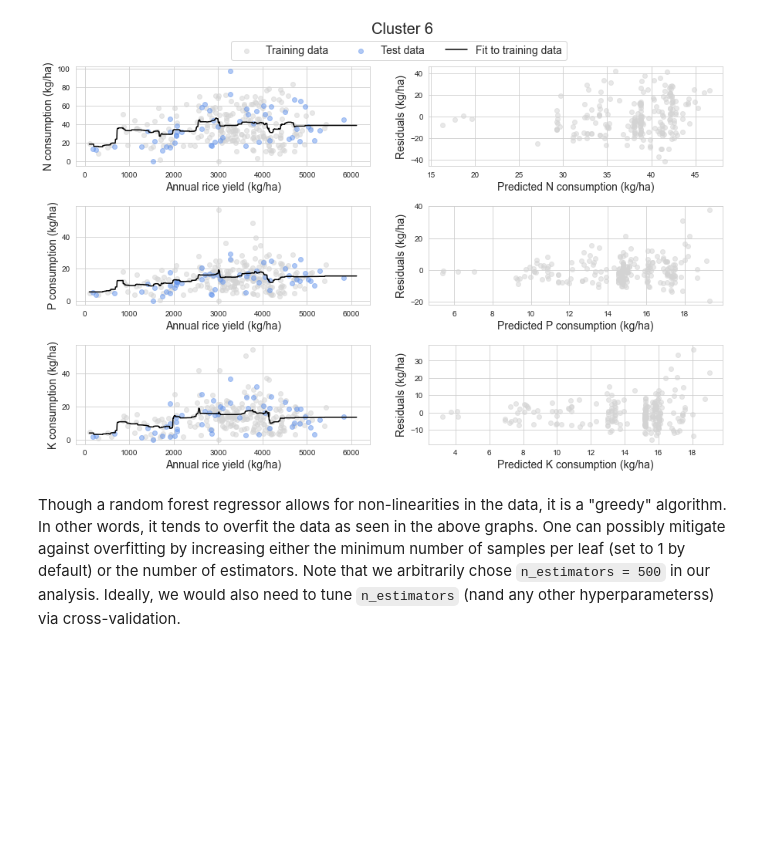
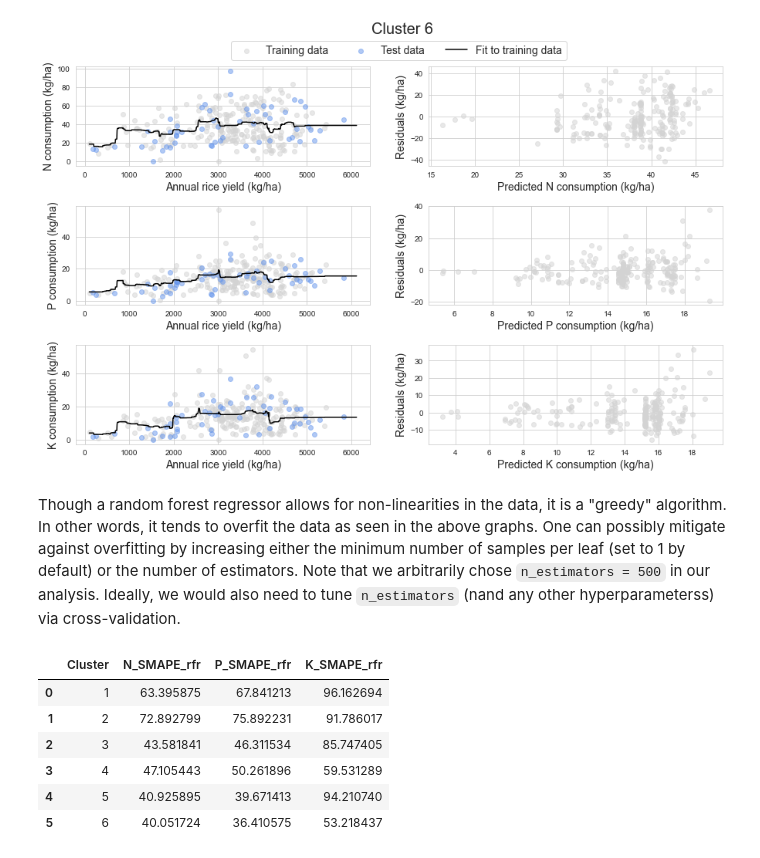
Before and after one commit to akshaysuresh1/may22-barrel, a Jupyter notebook: Modeling/npk_rfr.ipynb, the cells around one changed output. Saved outputs shown, nothing was run; the diff lists cells and outputs as text; code cells hidden in the pictures; blank space fills up the shorter version.

```diff
--- a/Modeling/npk_rfr.ipynb
+++ b/Modeling/npk_rfr.ipynb
@@ -107,9 +113,19 @@ Clearly, `max_depth = 3` returns the lowest average cross-validation RMSE on the
+# %%
+# Define SMAPE function.
+
+def smape(true_vals, pred_vals):
+    return 100.0*np.mean(2* np.abs(true_vals - pred_vals)/(np.abs(true_vals) + np.abs(pred_vals)))
+# %%
+# Store mean-squared errors on test NPK data for each cluster.
+N_rmse_test = np.zeros(N_clusters)
+P_rmse_test = np.zeros(N_clusters)
+K_rmse_test = np.zeros(N_clusters)
+
+# Store SMAPE values on test NPK data for each cluster.
+N_smape_test = np.zeros(N_clusters)
+P_smape_test = np.zeros(N_clusters)
+K_smape_test = np.zeros(N_clusters)
 # %%
-# Store mean-squared errors on test NPK data for each cluster.
-N_rmse_test = np.zeros(N_clusters)
-P_rmse_test = np.zeros(N_clusters)
-K_rmse_test = np.zeros(N_clusters)
-
 # Loop over clusters.
 for i in range(N_clusters):
     start_time = time.time()
@@ -162,9 +178,17 @@ for i in range(N_clusters):
     K_rmse_test[i] = mse(df_test['K_per_area'], test_pred_K, squared=False)
     print('RMSE on N test data = %.4f'% (N_rmse_test[i]))
     print('RMSE on P test data = %.4f'% (P_rmse_test[i]))
-    print('RMSE on K test data = %.4f'% (K_rmse_test[i]))
+    print('RMSE on K test data = %.4f\n'% (K_rmse_test[i]))
 
-    # Asssess time taken for model fitting.
+    # Record SMAPE on test data.
+    N_smape_test[i] = smape(df_test['N_per_area'], test_pred_N)
+    P_smape_test[i] = smape(df_test['P_per_area'], test_pred_P)
+    K_smape_test[i] = smape(df_test['K_per_area'], test_pred_K)
+    print('SMAPE on N test data = %.4f'% (N_smape_test[i]))
+    print('SMAPE on P test data = %.4f'% (P_smape_test[i]))
+    print('SMAPE on K test data = %.4f'% (K_smape_test[i]))
+
+    # Assess time taken for model fitting.
     end_time = time.time()
     model_fit_time = (end_time - start_time)/60.0
     print('RandomForestRegressor model fitting took %.2f minutes.'% (model_fit_time))
@@ -339,3 +363,20 @@ RandomForestRegressor model fitting took 0.26 minutes.
 [figure]
 # %% [markdown]
 Though a random forest regressor allows for non-linearities in the data, it is a "greedy" algorithm. In other words, it tends to overfit the data as seen in the above graphs. One can possibly mitigate against overfitting by increasing either the minimum number of samples per leaf (set to 1 by default) or the number of estimators. Note that we arbitrarily chose `n_estimators = 500` in our analysis. Ideally, we would also need to tune `n_estimators` (nand any other hyperparameterss) via cross-validation.
+# %%
+# Prepare DataFrame object of SMAPE values on test data.
+df_out = pd.DataFrame({'Cluster': np.arange(df['Cluster'].min(), df['Cluster'].max()+1, 1),
+                       'N_SMAPE_rfr': N_smape_test,
+                       'P_SMAPE_rfr': P_smape_test,
+                       'K_SMAPE_rfr': K_smape_test
+                     })
+# %%
+df_out
+# %% [output]
+|  | Cluster | N_SMAPE_rfr | P_SMAPE_rfr | K_SMAPE_rfr |
+| 0 | 1 | 63.395875 | 67.841213 | 96.162694 |
+| 1 | 2 | 72.892799 | 75.892231 | 91.786017 |
+| 2 | 3 | 43.581841 | 46.311534 | 85.747405 |
+| 3 | 4 | 47.105443 | 50.261896 | 59.531289 |
+| 4 | 5 | 40.925895 | 39.671413 | 94.210740 |
+| 5 | 6 | 40.051724 | 36.410575 | 53.218437 |
```
Also changed, not shown: parts of 3 cells of this notebook, 18 other files.
